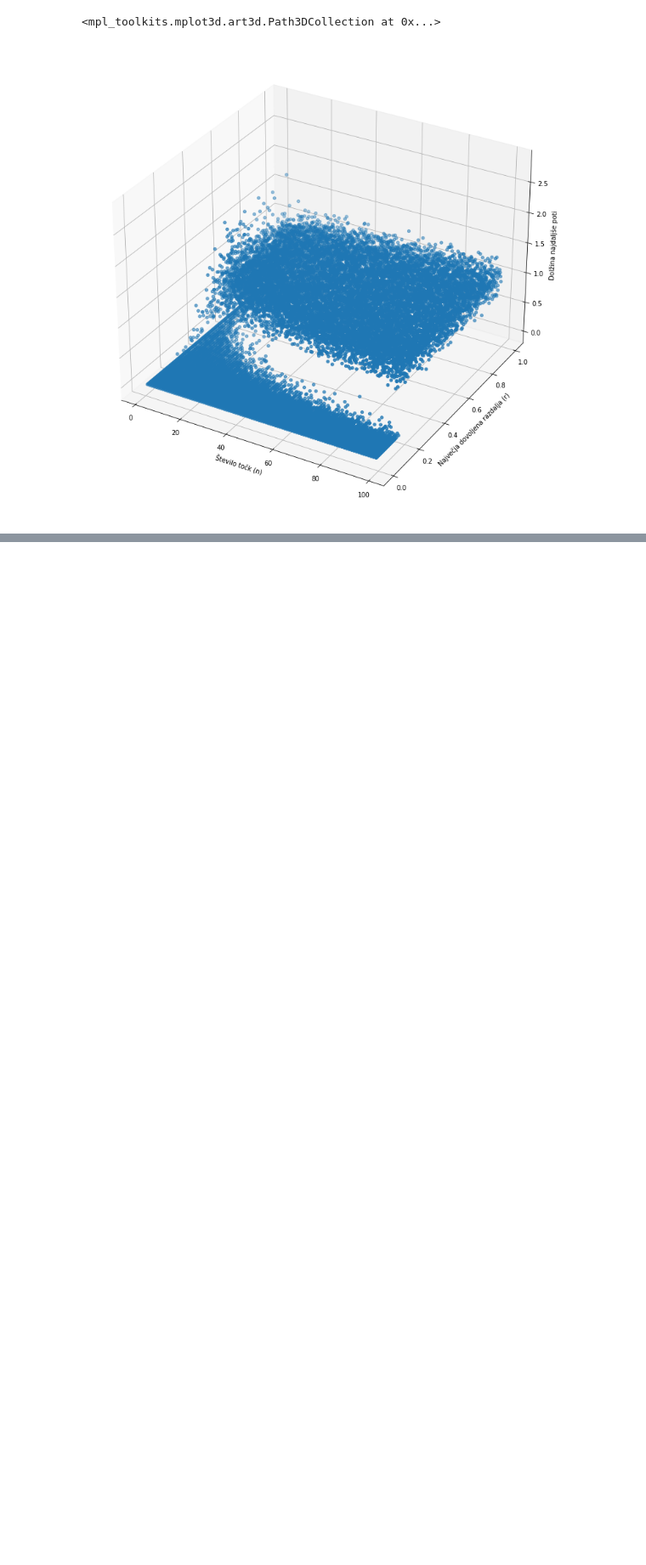
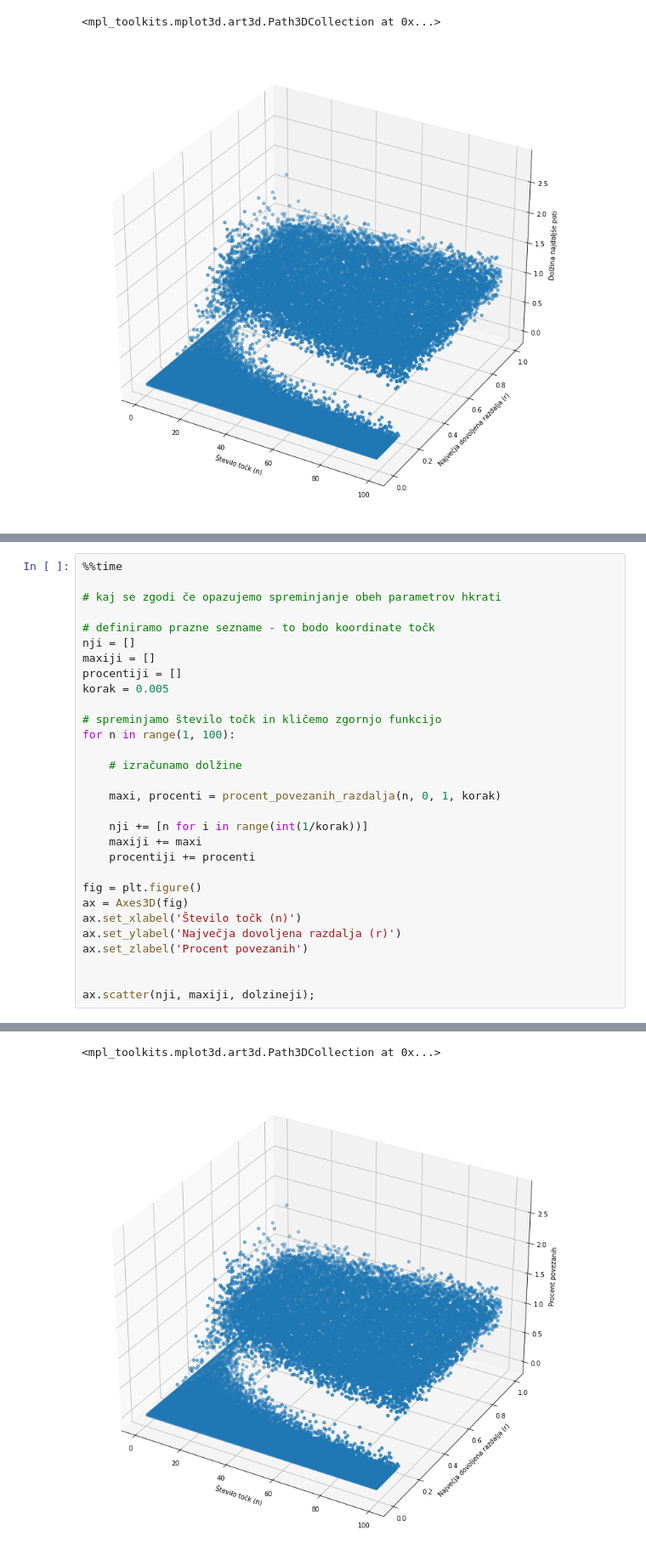
Before and after one commit to timkalan/poti-v-kvadratu, a Jupyter notebook: koda/izracuni.ipynb, the cells around one changed output, grey strips where cells are left out. Shown at 85% size. Saved outputs shown, nothing was run; the diff lists cells and outputs as text; blank space fills up the shorter version.

```diff
--- a/koda/izracuni.ipynb
+++ b/koda/izracuni.ipynb
@@ -484,0 +547,31 @@ Wall time: 2min 22s
+# %%
+%%time
+
+# kaj se zgodi če opazujemo spreminjanje obeh parametrov hkrati
+
+# definiramo prazne sezname - to bodo koordinate točk
+nji = []
+maxiji = []
+procentiji = []
+korak = 0.005
+
+# spreminjamo število točk in kličemo zgornjo funkcijo
+for n in range(1, 100):
+
+    # izračunamo dolžine
+
+    maxi, procenti = procent_povezanih_razdalja(n, 0, 1, korak)
+
+    nji += [n for i in range(int(1/korak))]
+    maxiji += maxi
+    procentiji += procenti
+
+fig = plt.figure()
+ax = Axes3D(fig)
+ax.set_xlabel('Število točk (n)')
+ax.set_ylabel('Največja dovoljena razdalja (r)')
+ax.set_zlabel('Procent povezanih')
+
+
+ax.scatter(nji, maxiji, dolzineji);
+# %% [output]
@@ -484,0 +580,2 @@ Wall time: 2min 22s
+<mpl_toolkits.mplot3d.art3d.Path3DCollection at 0x...>
+[figure, added]
```
Also changed, not shown: parts of 6 cells of this notebook.
